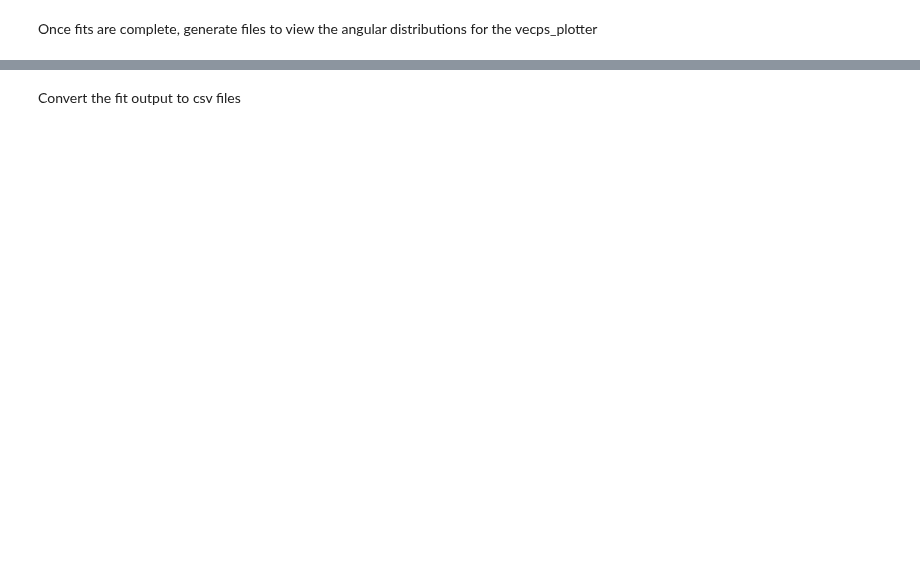
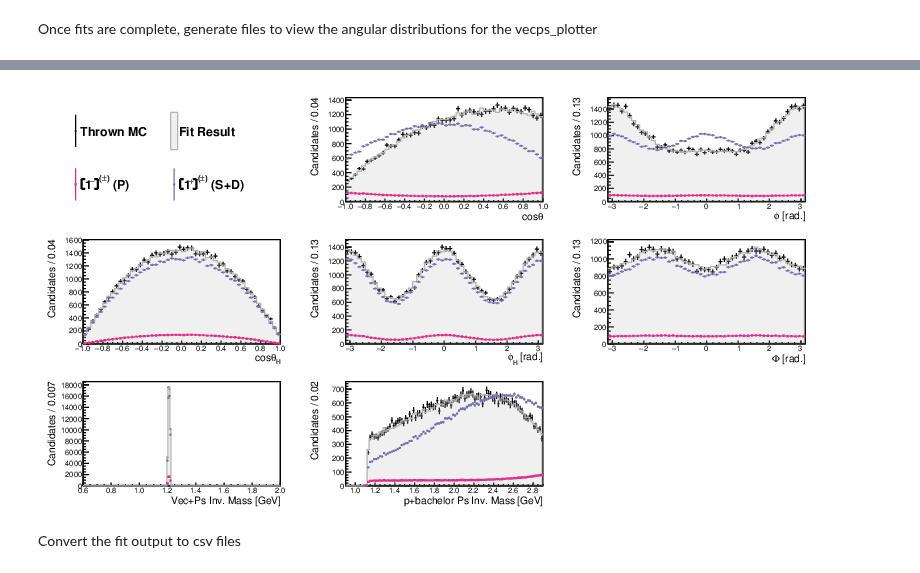
Before and after one commit to kevScheuer/neutralb1, a Jupyter notebook: notebooks/input-output-tests/verify_moment.ipynb, the cells around one changed output, grey strips where cells are left out. Drawn from its saved outputs; the diff is of its cells as text; code cells hidden in the pictures; blank space fills up the shorter version.

```diff
--- a/notebooks/input-output-tests/verify_moment.ipynb
+++ b/notebooks/input-output-tests/verify_moment.ipynb
@@ -62,4 +69,3 @@ We'll use the same cfg file to generate and fit the amplitude-based Monte Carlo
 # %%
-with open(f"{STUDY_DIR}/cfg_files/amplitudes.cfg", "r") as f:
-    for i in range(18):
-        print(f.readline(), end="")
+%%bash
+cat $STUDY_DIR/cfg_files/amplitudes.cfg
@@ -127,3 +214,7 @@ fi
+# %%
+utils.display_pdf(f"{AMP_DIR}/fit.pdf")
+# %% [output]
+[figure, added]
 # %% [markdown]
 Convert the fit output to csv files
 # %%
```
Also changed, not shown: parts of 36 cells of this notebook.
